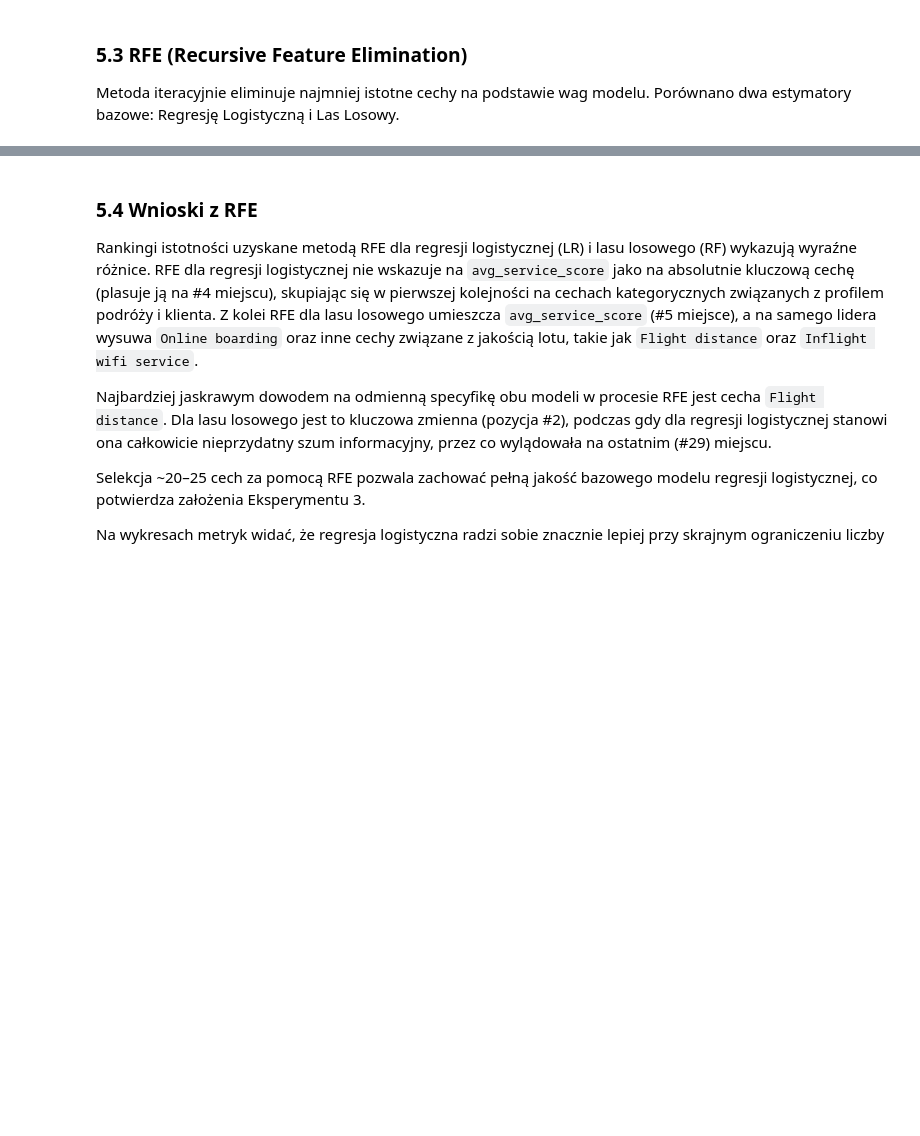
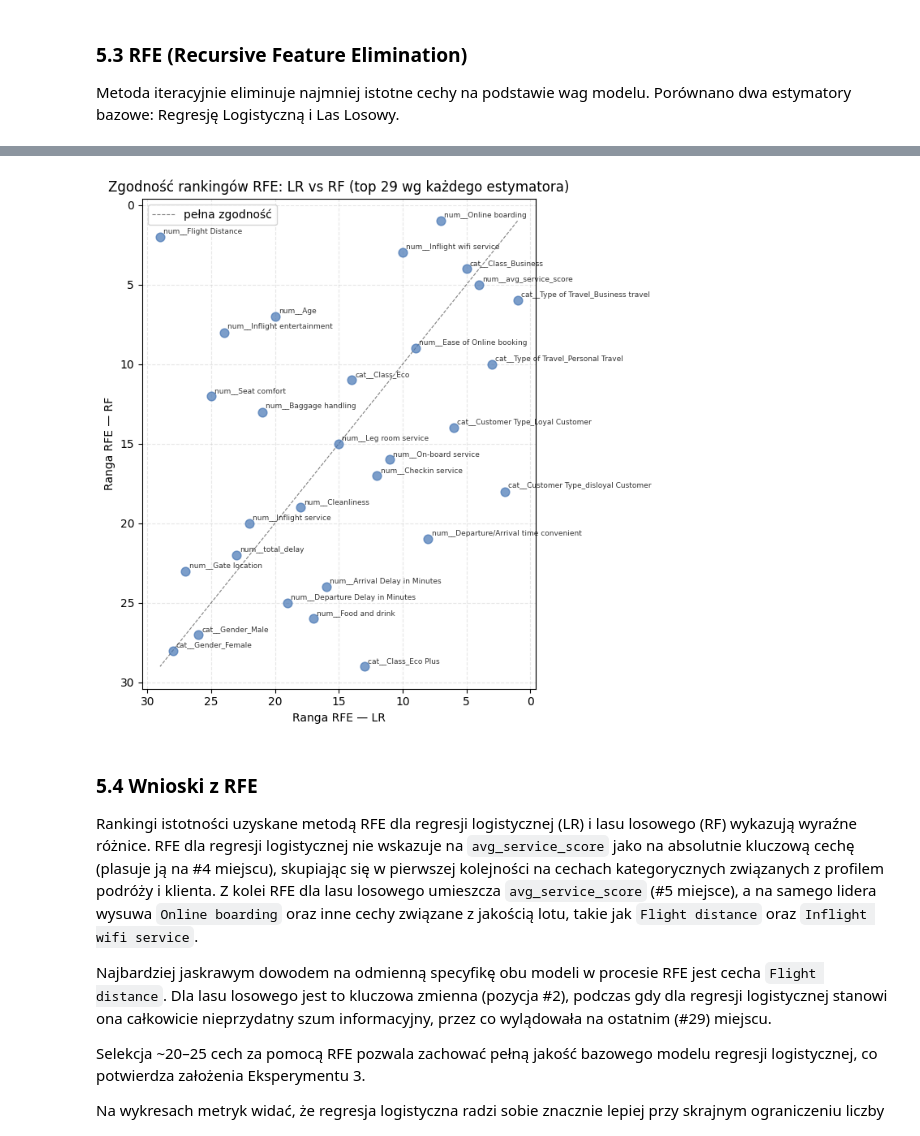
Before and after one commit to nataliap203/Airline_Passenger_Satisfaction_Classification, a Jupyter notebook: notebooks/main.ipynb, the cells around one changed output, grey strips where cells are left out. Drawn from its saved outputs; the diff is of its cells as text; code cells hidden in the pictures; blank space fills up the shorter version.

```diff
--- a/notebooks/main.ipynb
+++ b/notebooks/main.ipynb
@@ -506,3 +877,7 @@ plot_feature_rankings(rankings_rf, estimator_name="RF", top_n=29)
+# %%
+plot_feature_rankings_comparison(rankings_lr, rankings_rf, top_n=29)
+# %% [output]
+[figure, added]
 # %% [markdown]
 ### 5.4 Wnioski z RFE
 
```
Also changed, not shown: parts of 49 cells of this notebook, 1 other file.
